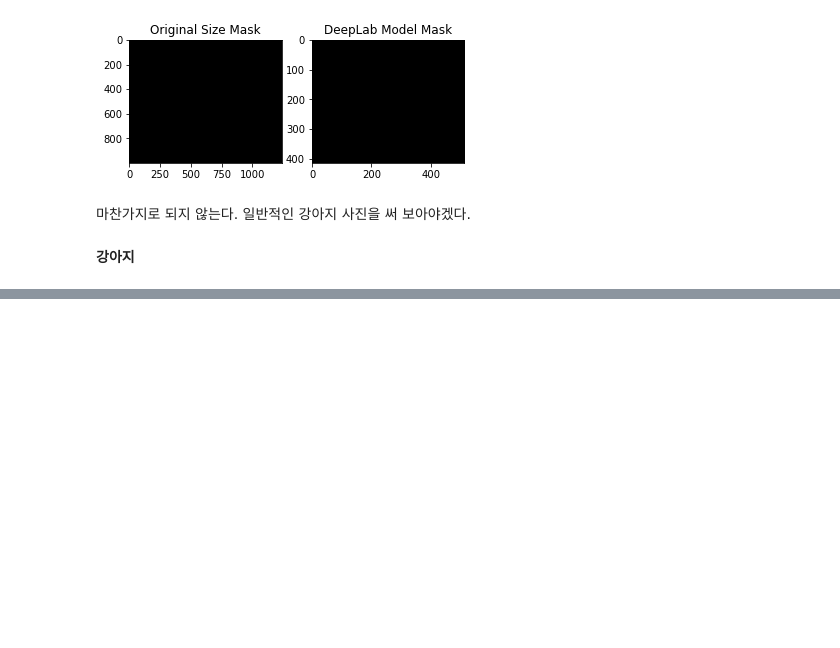
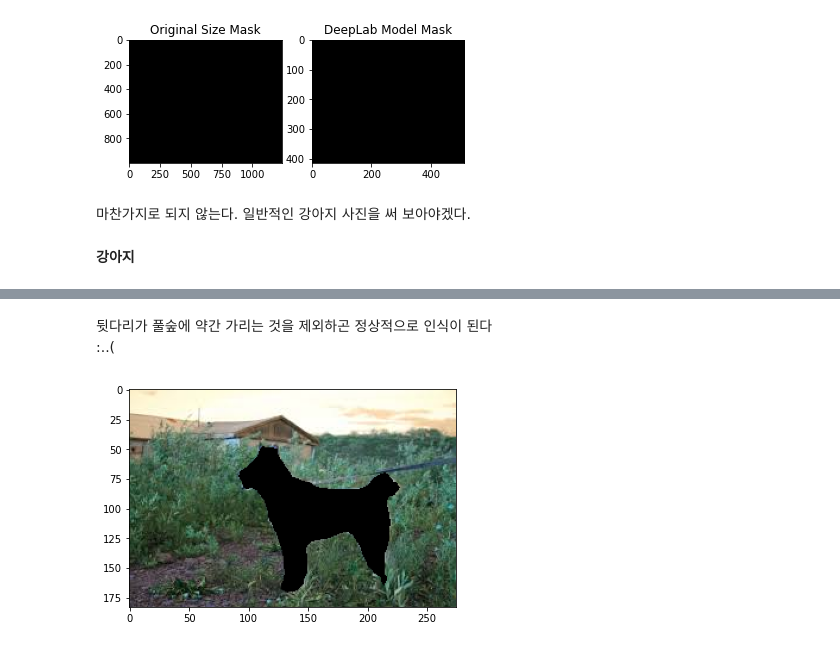
Before and after one commit to byhankim/aiffel, a Jupyter notebook: e/human_segmentation/human-segmentation-project.ipynb, the cells around one changed output, grey strips where cells are left out. Cells and saved outputs as stored; diff of their text form; code cells hidden in the pictures; blank space fills up the shorter version.

```diff
--- a/e/human_segmentation/human-segmentation-project.ipynb
+++ b/e/human_segmentation/human-segmentation-project.ipynb
@@ -344,0 +359,11 @@ __강아지__
+# %% [markdown]
+뒷다리가 풀숲에 약간 가리는 것을 제외하곤 정상적으로 인식이 된다
+:..(
+# %%
+doge_mask_color = cv2.cvtColor(doge_mask_up, cv2.COLOR_GRAY2BGR)
+doge_bg_mask = cv2.bitwise_not(doge_mask_color)
+doge_bg = cv2.bitwise_and(doge_orig, doge_bg_mask)
+plt.imshow(doge_bg)
+plt.show()
+# %% [output]
+[figure, added]
```
Also changed, not shown: parts of 16 cells of this notebook.
